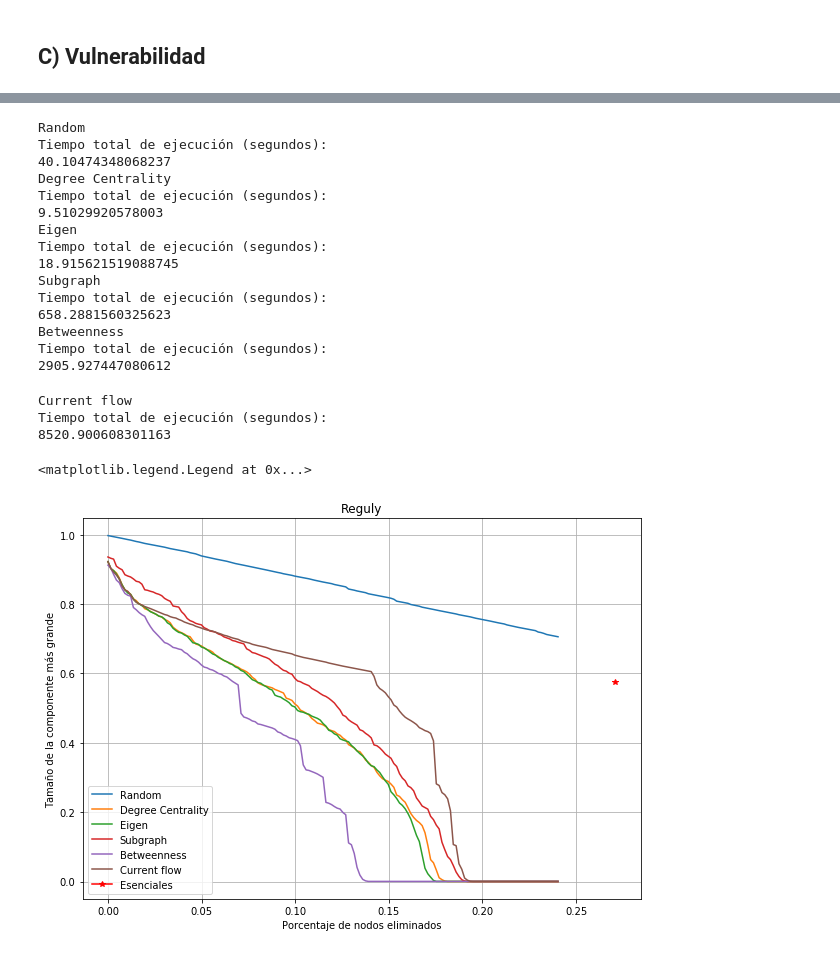
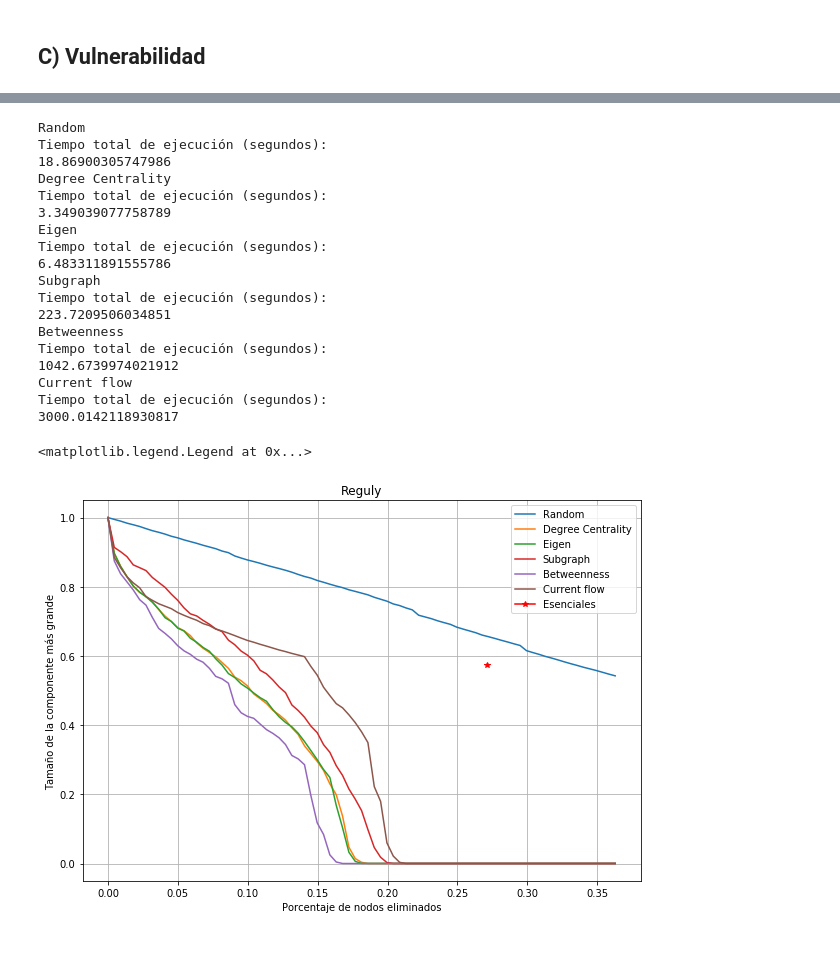
Before and after one commit to allshaks/TP2, a Jupyter notebook: tp2_main.ipynb, the cells around one changed output, grey strips where cells are left out. Drawn from its saved outputs; the diff is of its cells as text; code cells hidden in the pictures.

```diff
--- a/tp2_main.ipynb
+++ b/tp2_main.ipynb
@@ -283,10 +281,10 @@ def plot_centralidad_letalidad(red, fracciones, titulo, IT=400, step=4):
 
     plt.figure(figsize=(10,7))
     red_size = red.number_of_nodes()
-    x = np.arange(0,1, step/red_size)[:np.int(IT/step)]
+    x = np.arange(0,1, step/red_size)[:np.int(IT/step)+1]
     #print(x.shape)
     for medida, porcentajes in zip(fracciones.keys(), fracciones.values()):
-        y = np.array(porcentajes)
+        y = np.array([1] + porcentajes)
         #print(y.shape)
         plt.plot(x,y, label=medida)
 
@@ -387,39 +387,39 @@ Tiempo total de ejecución (segundos):
 # %%
 red = red_lit2
-it = 800 # Con esta cantidad por ahora parece ser suficiente para visualizar
+it = 1200 # Con esta cantidad por ahora parece ser suficiente para visualizar
 nombre = 'Reguly'
-frac = centralidad_letalidad(red, IT = it, step = 5)
-plot_centralidad_letalidad(red, frac, nombre, IT = it, step = 5)
+frac = centralidad_letalidad(red, IT = it, step = 15)
+plot_centralidad_letalidad(red, frac, nombre, IT = it, step = 15)
 
 # Ploteamos que sucede al eliminar todos los nodos esenciales
 n = red.number_of_nodes()
 m = len(hr.intersect(list(red.nodes()),lista_escenciales))
 red_aux = red.copy()
 GC = max(nx.connected_component_subgraphs(red_aux), key = len)
 t = GC.number_of_nodes()
 red_aux.remove_nodes_from(lista_escenciales)
 GC2 = max(nx.connected_component_subgraphs(red_aux), key = len)
 
 plt.plot(m/n, GC2.number_of_nodes()/t, marker = '*', color = 'r', label = 'Esenciales')
 plt.legend()
 # %% [output]
 Random
 Tiempo total de ejecución (segundos):
-40.10474348068237
+18.86900305747986
 Degree Centrality
 Tiempo total de ejecución (segundos):
-9.51029920578003
+3.349039077758789
 Eigen
 Tiempo total de ejecución (segundos):
-18.915621519088745
+6.483311891555786
 Subgraph
 Tiempo total de ejecución (segundos):
-658.2881560325623
+223.7209506034851
 Betweenness
 Tiempo total de ejecución (segundos):
-2905.927447080612
+1042.6739974021912
+Current flow
+Tiempo total de ejecución (segundos):
+3000.0142118930817
-Current flow
-Tiempo total de ejecución (segundos):
-8520.900608301163
+<matplotlib.legend.Legend at 0x...>
-<matplotlib.legend.Legend at 0x...>
-[figure, old version]
+[figure, new version]
```
Also changed, not shown: parts of 4 cells of this notebook.
